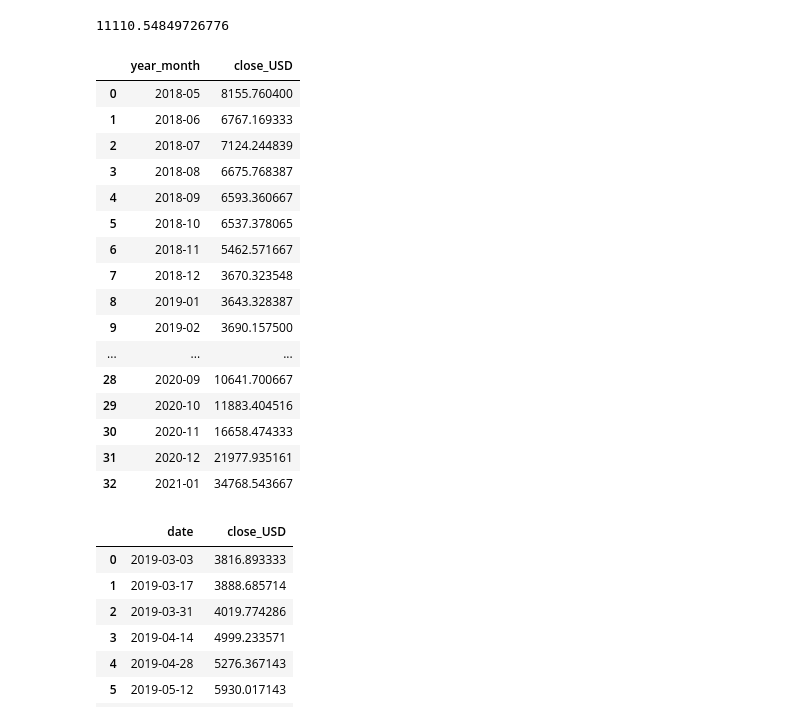
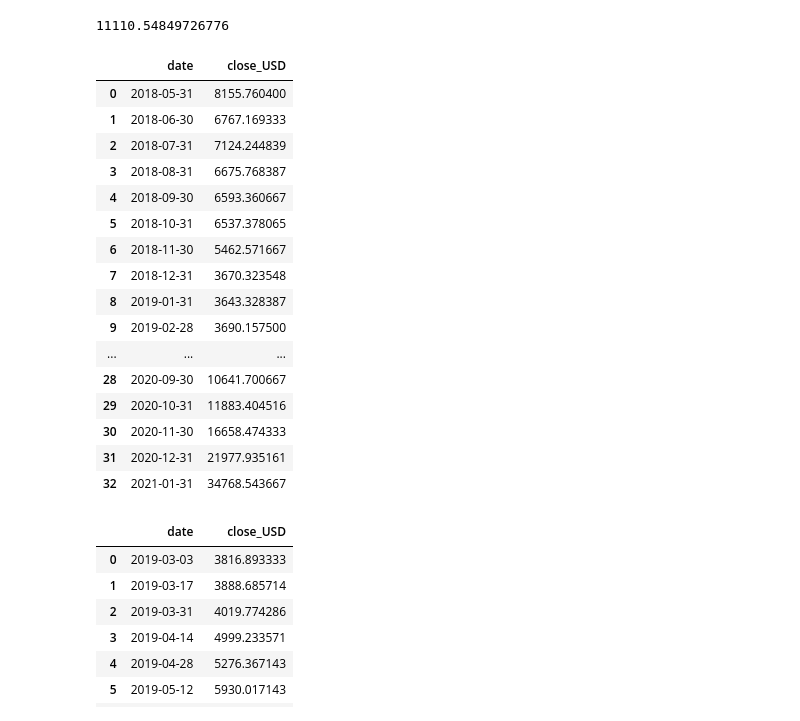
Before and after one commit to Alzex/py-labs, a Jupyter notebook: lab5/lab.ipynb, the cells around one changed output. Cells and saved outputs as stored; diff of their text form; code cells hidden in the pictures.

```diff
--- a/lab5/lab.ipynb
+++ b/lab5/lab.ipynb
@@ -5,7 +5,8 @@ import pandas as pd
 file_path = 'digital_currency.csv'
 data = pd.read_csv(file_path)
 
-data['date'] = pd.to_datetime(data['date'])
+data['date'] = pd.to_datetime(data['date'], format='ISO8601')
+data.set_index('date', inplace=True)
 
 # Display the first few rows of the dataframe to understand its structure
 data.head()
@@ -63,20 +75,5 @@ plot_sales_volume(data, '2018-06-01', '2020-07-31', 'Sales Volume from June 2018
 # %%
-# Extracting month and year from the date
-data['month'] = data['date'].dt.month
-data['year'] = data['date'].dt.year
+data_jun2018_jul2020 = data_sorted.loc['2018-06':'2020-07']
 
-# Grouping data by year and month, and calculating the average sales volume
-monthly_sales_2018 = data[data['year'] == 2018].groupby('month')['volume'].mean()
-monthly_sales_2020 = data[data['year'] == 2020].groupby('month')['volume'].mean()
-
-# Plotting the average monthly sales volume for 2018 and 2020
-plt.figure(figsize=(15, 6))
-plt.plot(monthly_sales_2018.index, monthly_sales_2018.values, label='Average Sales Volume 2018', color='blue')
-plt.plot(monthly_sales_2020.index, monthly_sales_2020.values, label='Average Sales Volume 2020', color='green')
-plt.xlabel('Month')
-plt.ylabel('Average Sales Volume')
-plt.title('Comparison of Average Monthly Sales Volume in 2018 and 2020')
-plt.xticks(range(1, 13))  # Set x-ticks to month numbers
-plt.legend()
-plt.show()
+plot_sales_volume(data_jun2018_jul2020, 'Sales Volume from June 2018 to July 2020')
 # %% [output]
@@ -90,27 +106,26 @@ average_close_2020
 11110.54849726776
 # %%
 # For monthly average closing price
-data['year_month'] = data['date'].dt.to_period('M')
-monthly_avg_close = data.groupby('year_month')['close_USD'].mean().reset_index()
+monthly_avg_close = data['close_USD'].resample('M').mean().reset_index()
 
 monthly_avg_close.head(50)
 # %% [output]
-|  | year_month | close_USD |
-| 0 | 2018-05 | 8155.760400 |
-| 1 | 2018-06 | 6767.169333 |
-| 2 | 2018-07 | 7124.244839 |
-| 3 | 2018-08 | 6675.768387 |
-| 4 | 2018-09 | 6593.360667 |
-| 5 | 2018-10 | 6537.378065 |
-| 6 | 2018-11 | 5462.571667 |
-| 7 | 2018-12 | 3670.323548 |
-| 8 | 2019-01 | 3643.328387 |
-| 9 | 2019-02 | 3690.157500 |
+|  | date | close_USD |
+| 0 | 2018-05-31 | 8155.760400 |
+| 1 | 2018-06-30 | 6767.169333 |
+| 2 | 2018-07-31 | 7124.244839 |
+| 3 | 2018-08-31 | 6675.768387 |
+| 4 | 2018-09-30 | 6593.360667 |
+| 5 | 2018-10-31 | 6537.378065 |
+| 6 | 2018-11-30 | 5462.571667 |
+| 7 | 2018-12-31 | 3670.323548 |
+| 8 | 2019-01-31 | 3643.328387 |
+| 9 | 2019-02-28 | 3690.157500 |
 | ... | ... | ... |
-| 28 | 2020-09 | 10641.700667 |
-| 29 | 2020-10 | 11883.404516 |
-| 30 | 2020-11 | 16658.474333 |
-| 31 | 2020-12 | 21977.935161 |
-| 32 | 2021-01 | 34768.543667 |
+| 28 | 2020-09-30 | 10641.700667 |
+| 29 | 2020-10-31 | 11883.404516 |
+| 30 | 2020-11-30 | 16658.474333 |
+| 31 | 2020-12-31 | 21977.935161 |
+| 32 | 2021-01-31 | 34768.543667 |
 # %%
 # For bi-weekly average closing price in spring and summer of 2019
```
Also changed, not shown: parts of 9 cells of this notebook.
